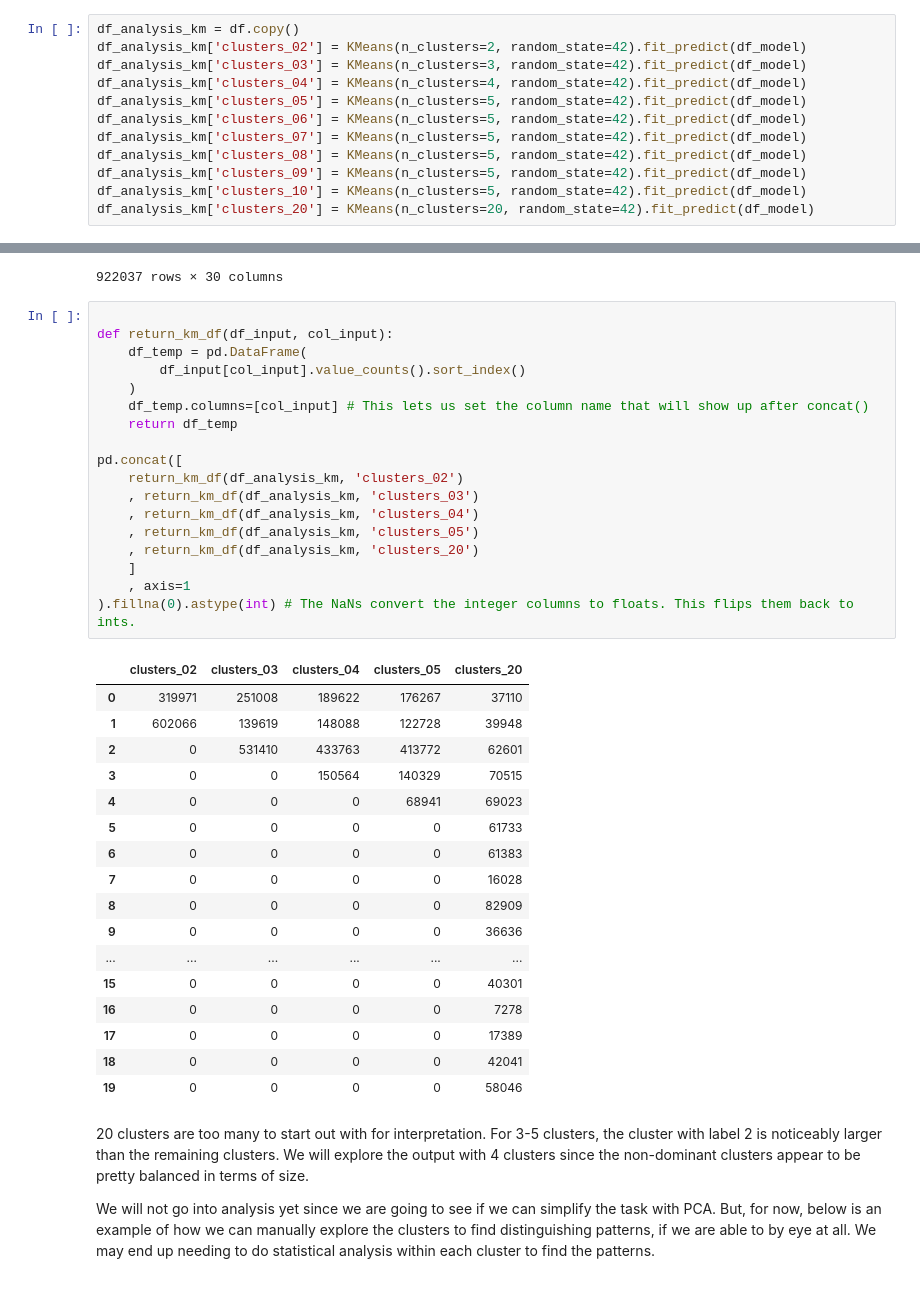
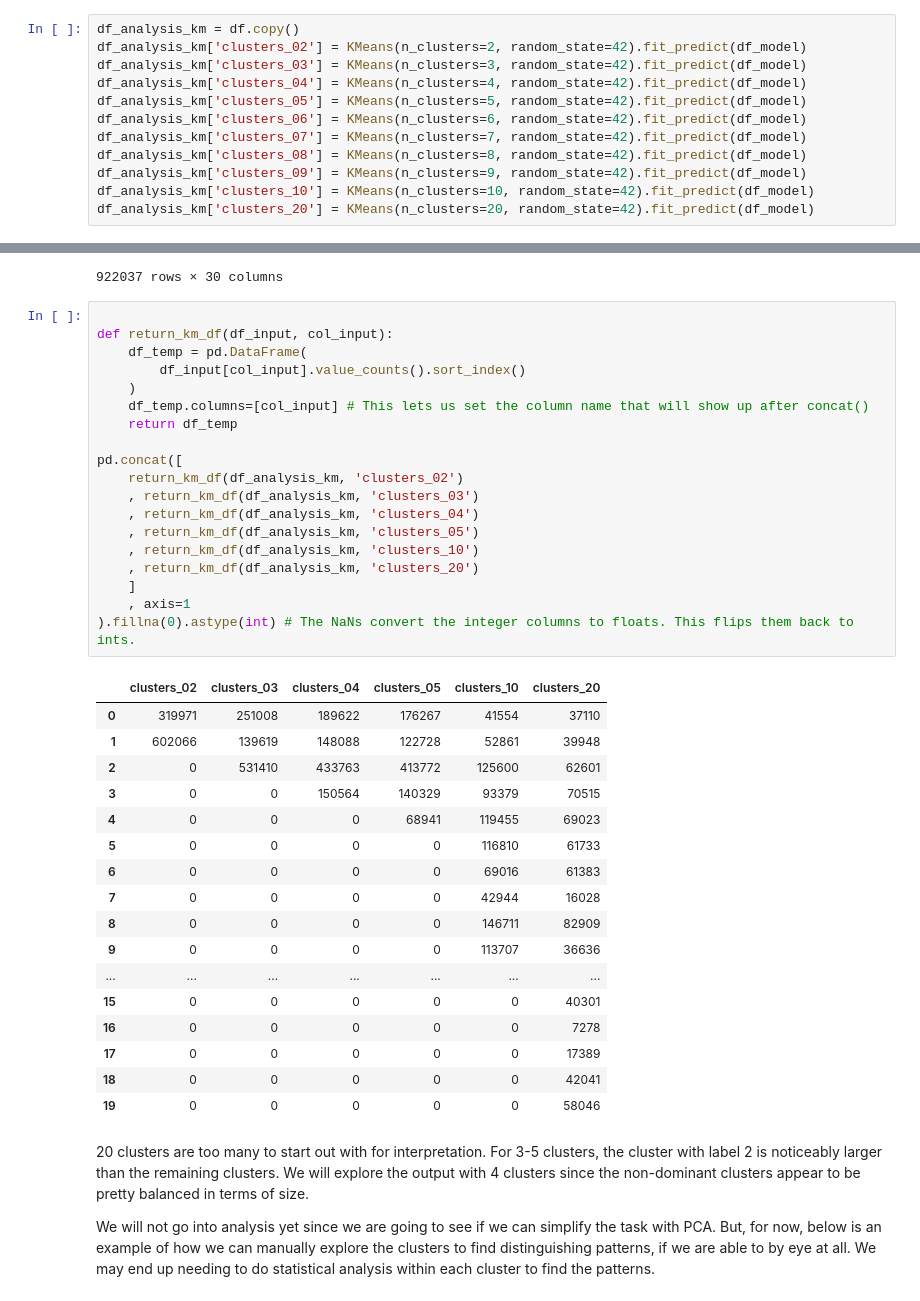
Before and after one commit to jhleakakos/msds-unsupervised-learning-final, a Jupyter notebook: even_more_surveys.ipynb, the cells around one changed output, grey strips where cells are left out. Cells and saved outputs as stored; diff of their text form.

```diff
--- a/even_more_surveys.ipynb
+++ b/even_more_surveys.ipynb
@@ -1221,11 +1289,11 @@ df_analysis_km['clusters_02'] = KMeans(n_clusters=2, random_state=42).fit_predic
 df_analysis_km['clusters_03'] = KMeans(n_clusters=3, random_state=42).fit_predict(df_model)
 df_analysis_km['clusters_04'] = KMeans(n_clusters=4, random_state=42).fit_predict(df_model)
 df_analysis_km['clusters_05'] = KMeans(n_clusters=5, random_state=42).fit_predict(df_model)
-df_analysis_km['clusters_06'] = KMeans(n_clusters=5, random_state=42).fit_predict(df_model)
-df_analysis_km['clusters_07'] = KMeans(n_clusters=5, random_state=42).fit_predict(df_model)
-df_analysis_km['clusters_08'] = KMeans(n_clusters=5, random_state=42).fit_predict(df_model)
-df_analysis_km['clusters_09'] = KMeans(n_clusters=5, random_state=42).fit_predict(df_model)
-df_analysis_km['clusters_10'] = KMeans(n_clusters=5, random_state=42).fit_predict(df_model)
+df_analysis_km['clusters_06'] = KMeans(n_clusters=6, random_state=42).fit_predict(df_model)
+df_analysis_km['clusters_07'] = KMeans(n_clusters=7, random_state=42).fit_predict(df_model)
+df_analysis_km['clusters_08'] = KMeans(n_clusters=8, random_state=42).fit_predict(df_model)
+df_analysis_km['clusters_09'] = KMeans(n_clusters=9, random_state=42).fit_predict(df_model)
+df_analysis_km['clusters_10'] = KMeans(n_clusters=10, random_state=42).fit_predict(df_model)
 df_analysis_km['clusters_20'] = KMeans(n_clusters=20, random_state=42).fit_predict(df_model)
 # %%
 df_analysis_km
@@ -1246,39 +1314,40 @@ df_analysis_km
 # %%
 
 def return_km_df(df_input, col_input):
     df_temp = pd.DataFrame(
         df_input[col_input].value_counts().sort_index()
     )
     df_temp.columns=[col_input] # This lets us set the column name that will show up after concat()
     return df_temp
 
 pd.concat([
     return_km_df(df_analysis_km, 'clusters_02')
     , return_km_df(df_analysis_km, 'clusters_03')
     , return_km_df(df_analysis_km, 'clusters_04')
     , return_km_df(df_analysis_km, 'clusters_05')
+    , return_km_df(df_analysis_km, 'clusters_10')
     , return_km_df(df_analysis_km, 'clusters_20')
     ]
     , axis=1
 ).fillna(0).astype(int) # The NaNs convert the integer columns to floats. This flips them back to ints.
 # %% [output]
-|  | clusters_02 | clusters_03 | clusters_04 | clusters_05 | clusters_20 |
-| 0 | 319971 | 251008 | 189622 | 176267 | 37110 |
-| 1 | 602066 | 139619 | 148088 | 122728 | 39948 |
-| 2 | 0 | 531410 | 433763 | 413772 | 62601 |
-| 3 | 0 | 0 | 150564 | 140329 | 70515 |
-| 4 | 0 | 0 | 0 | 68941 | 69023 |
-| 5 | 0 | 0 | 0 | 0 | 61733 |
-| 6 | 0 | 0 | 0 | 0 | 61383 |
-| 7 | 0 | 0 | 0 | 0 | 16028 |
-| 8 | 0 | 0 | 0 | 0 | 82909 |
-| 9 | 0 | 0 | 0 | 0 | 36636 |
-| ... | ... | ... | ... | ... | ... |
-| 15 | 0 | 0 | 0 | 0 | 40301 |
-| 16 | 0 | 0 | 0 | 0 | 7278 |
-| 17 | 0 | 0 | 0 | 0 | 17389 |
-| 18 | 0 | 0 | 0 | 0 | 42041 |
-| 19 | 0 | 0 | 0 | 0 | 58046 |
+|  | clusters_02 | clusters_03 | clusters_04 | clusters_05 | clusters_10 | clusters_20 |
+| 0 | 319971 | 251008 | 189622 | 176267 | 41554 | 37110 |
+| 1 | 602066 | 139619 | 148088 | 122728 | 52861 | 39948 |
+| 2 | 0 | 531410 | 433763 | 413772 | 125600 | 62601 |
+| 3 | 0 | 0 | 150564 | 140329 | 93379 | 70515 |
+| 4 | 0 | 0 | 0 | 68941 | 119455 | 69023 |
+| 5 | 0 | 0 | 0 | 0 | 116810 | 61733 |
+| 6 | 0 | 0 | 0 | 0 | 69016 | 61383 |
+| 7 | 0 | 0 | 0 | 0 | 42944 | 16028 |
+| 8 | 0 | 0 | 0 | 0 | 146711 | 82909 |
+| 9 | 0 | 0 | 0 | 0 | 113707 | 36636 |
+| ... | ... | ... | ... | ... | ... | ... |
+| 15 | 0 | 0 | 0 | 0 | 0 | 40301 |
+| 16 | 0 | 0 | 0 | 0 | 0 | 7278 |
+| 17 | 0 | 0 | 0 | 0 | 0 | 17389 |
+| 18 | 0 | 0 | 0 | 0 | 0 | 42041 |
+| 19 | 0 | 0 | 0 | 0 | 0 | 58046 |
 # %% [markdown]
 20 clusters are too many to start out with for interpretation. For 3-5 clusters, the cluster with label 2 is noticeably larger than the remaining clusters. We will explore the output with 4 clusters since the non-dominant clusters appear to be pretty balanced in terms of size.
 
```
Also changed, not shown: parts of 44 cells of this notebook.
